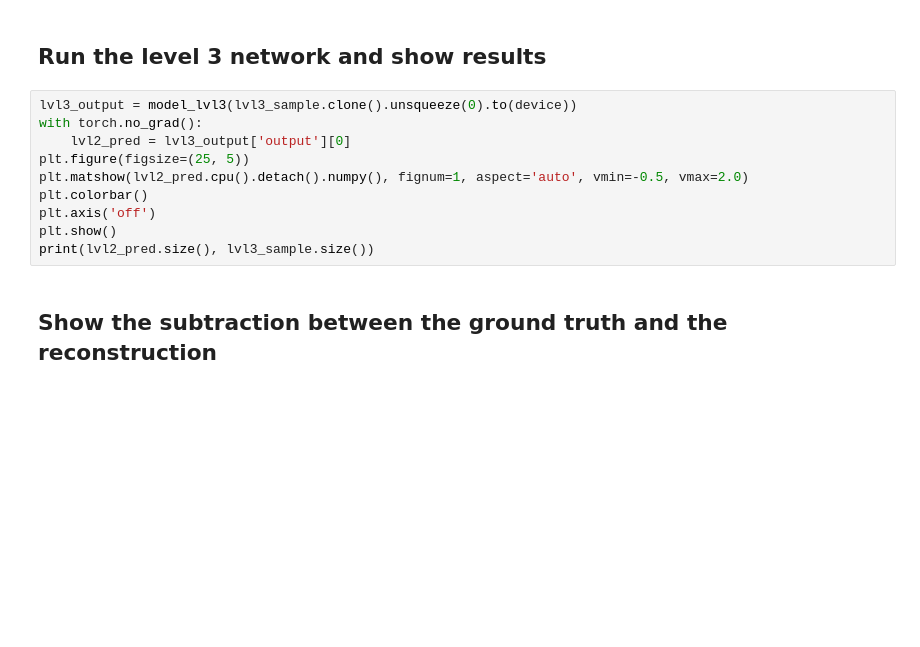
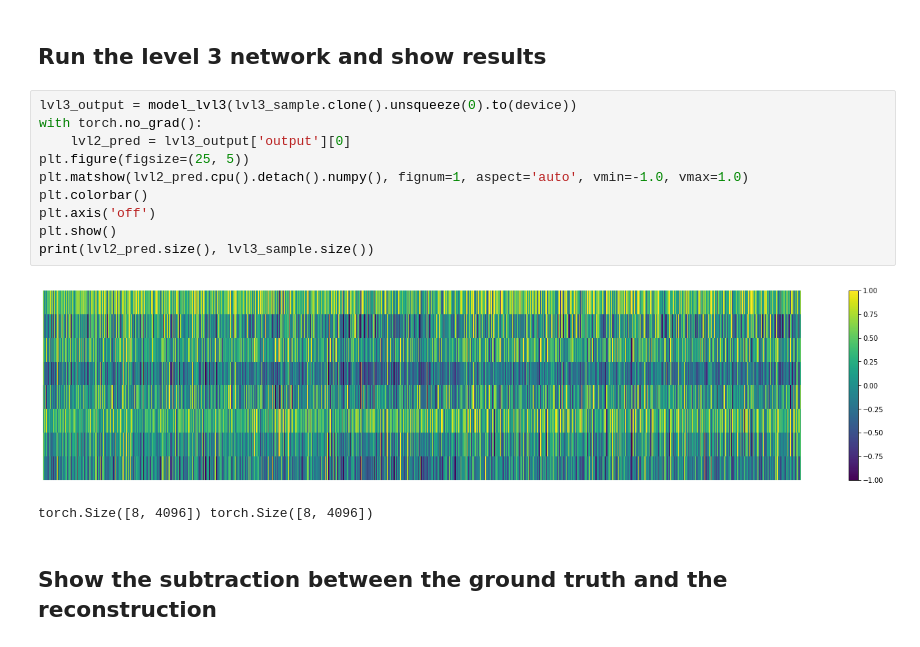
Before and after one commit to VovaTch/Infected_hdiff, a Jupyter notebook: test_lvl3_vqvae.ipynb, the cells around one changed output. Drawn from its saved outputs; the diff is of its cells as text; blank space fills up the shorter version.

```diff
--- a/test_lvl3_vqvae.ipynb
+++ b/test_lvl3_vqvae.ipynb
@@ -101,13 +126,16 @@ plt.show()
 # %%
 lvl3_output = model_lvl3(lvl3_sample.clone().unsqueeze(0).to(device))
 with torch.no_grad():
     lvl2_pred = lvl3_output['output'][0]
 plt.figure(figsize=(25, 5))
-plt.matshow(lvl2_pred.cpu().detach().numpy(), fignum=1, aspect='auto', vmin=-0.5, vmax=2.0)
+plt.matshow(lvl2_pred.cpu().detach().numpy(), fignum=1, aspect='auto', vmin=-1.0, vmax=1.0)
 plt.colorbar()
 plt.axis('off')
 plt.show()
 print(lvl2_pred.size(), lvl3_sample.size())
+# %% [output]
+[figure, added]
+torch.Size([8, 4096]) torch.Size([8, 4096])
 # %% [markdown]
 ## Show the subtraction between the ground truth and the reconstruction
 # %%
```
Also changed, not shown: parts of 5 cells of this notebook, 6 other files.
